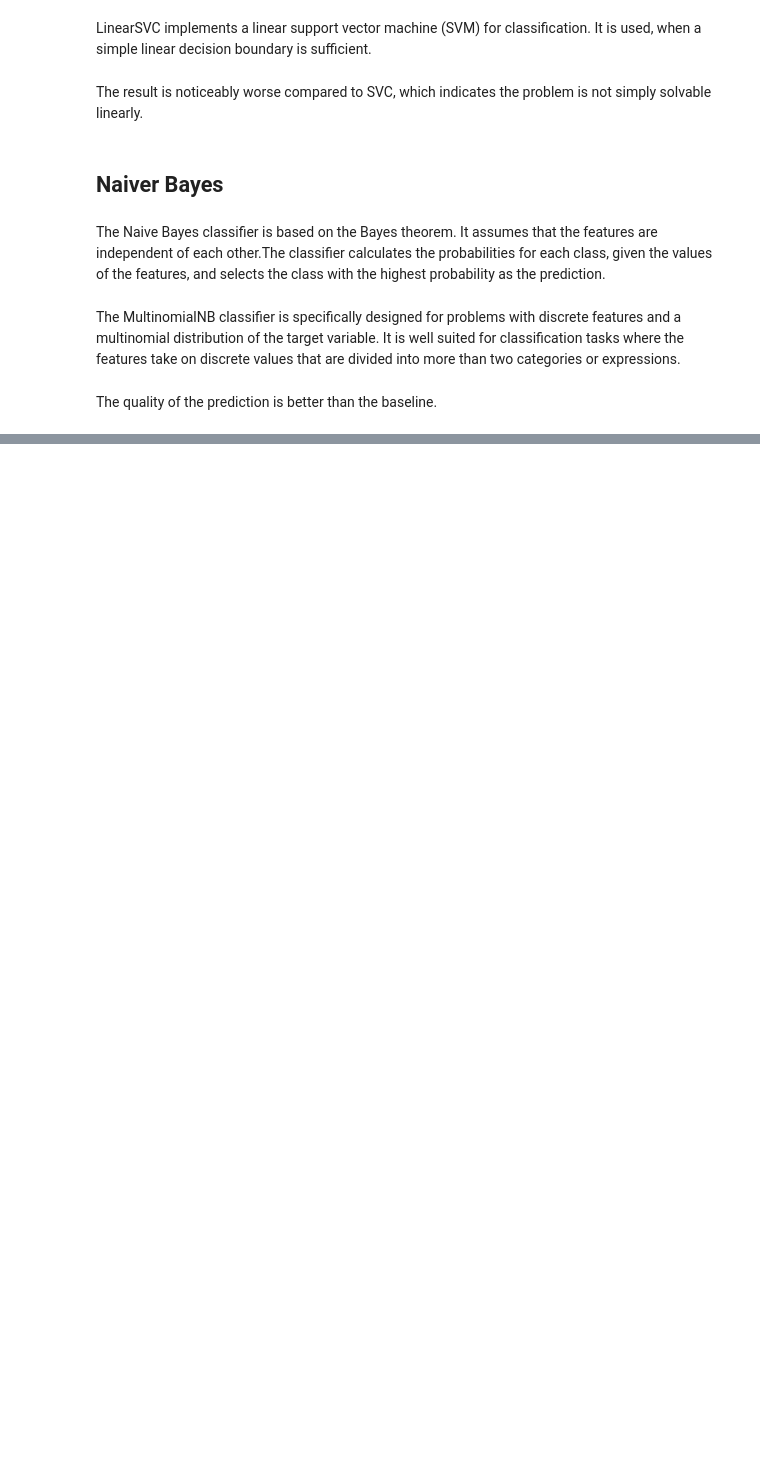
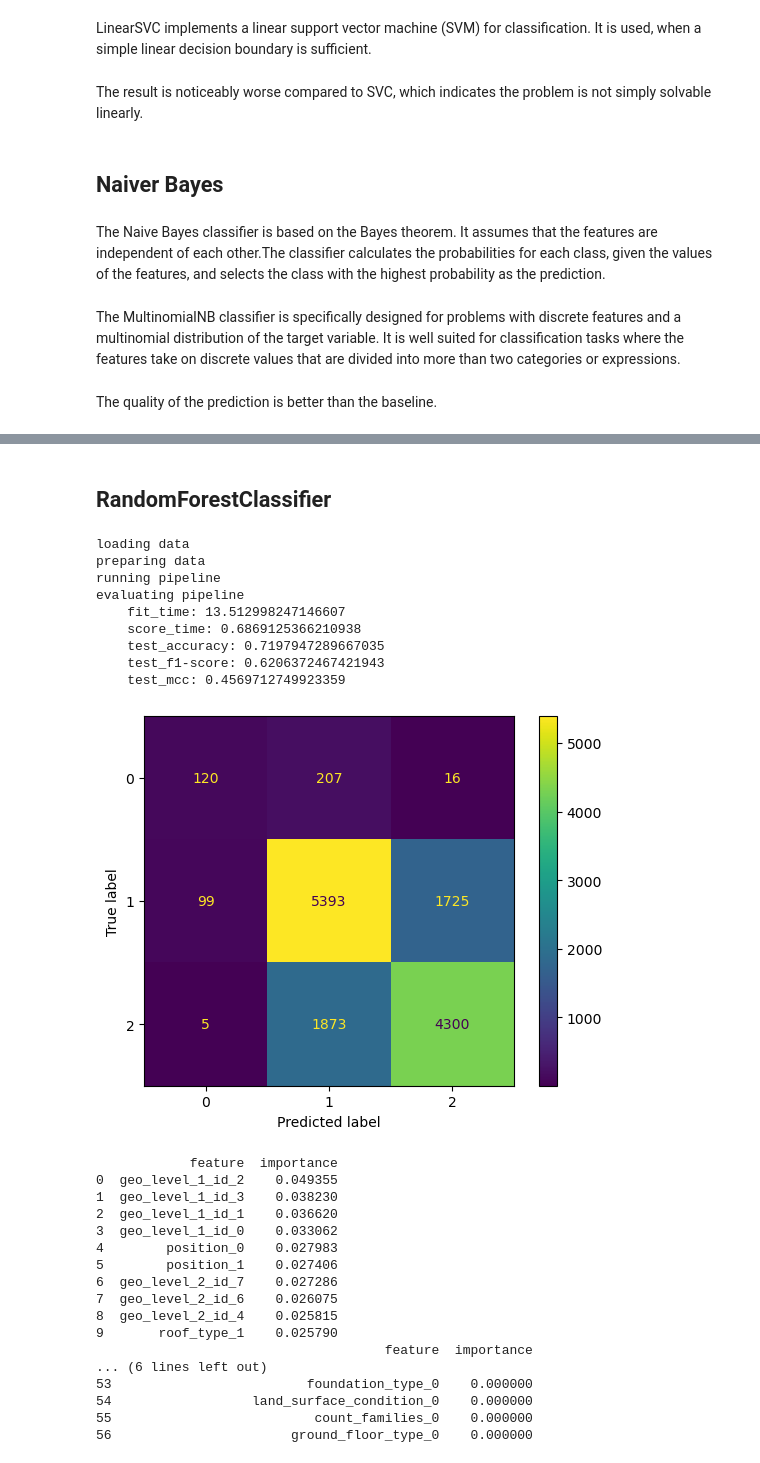
Before and after one commit to Sidies/-2015_Gorkha_earthquake_damage_prediction, a Jupyter notebook: notebooks/tyrell-prediction-models.ipynb, the cells around one changed output, grey strips where cells are left out. Saved outputs shown, nothing was run; the diff lists cells and outputs as text; code cells hidden in the pictures; blank space fills up the shorter version.

```diff
--- a/notebooks/tyrell-prediction-models.ipynb
+++ b/notebooks/tyrell-prediction-models.ipynb
@@ -297,0 +371,42 @@ The quality of the prediction is better than the baseline.
+# %% [markdown]
+## RandomForestClassifier
+# %%
+from sklearn.ensemble import RandomForestClassifier
+
+pipeline = CustomPipeline(
+    get_best_steps(
+        customEstimator=RandomForestClassifier()
+    ),
+    skip_error_evaluation=False,
+    skip_feature_evaluation=False,
+    skip_storing_prediction=True
+)
+pipeline.run()
+# %% [output]
+loading data
+preparing data
+running pipeline
+evaluating pipeline
+    fit_time: 13.512998247146607
+    score_time: 0.6869125366210938
+    test_accuracy: 0.7197947289667035
+    test_f1-score: 0.6206372467421943
+    test_mcc: 0.4569712749923359
+[figure, added]
+            feature  importance
+0  geo_level_1_id_2    0.049355
+1  geo_level_1_id_3    0.038230
+2  geo_level_1_id_1    0.036620
+3  geo_level_1_id_0    0.033062
+4        position_0    0.027983
+5        position_1    0.027406
+6  geo_level_2_id_7    0.027286
+7  geo_level_2_id_6    0.026075
+8  geo_level_2_id_4    0.025815
+9       roof_type_1    0.025790
+                                     feature  importance
+... (6 lines left out)
+53                         foundation_type_0    0.000000
+54                  land_surface_condition_0    0.000000
+55                          count_families_0    0.000000
+56                       ground_floor_type_0    0.000000
```
Also changed, not shown: parts of 7 cells of this notebook, 4 other files.
